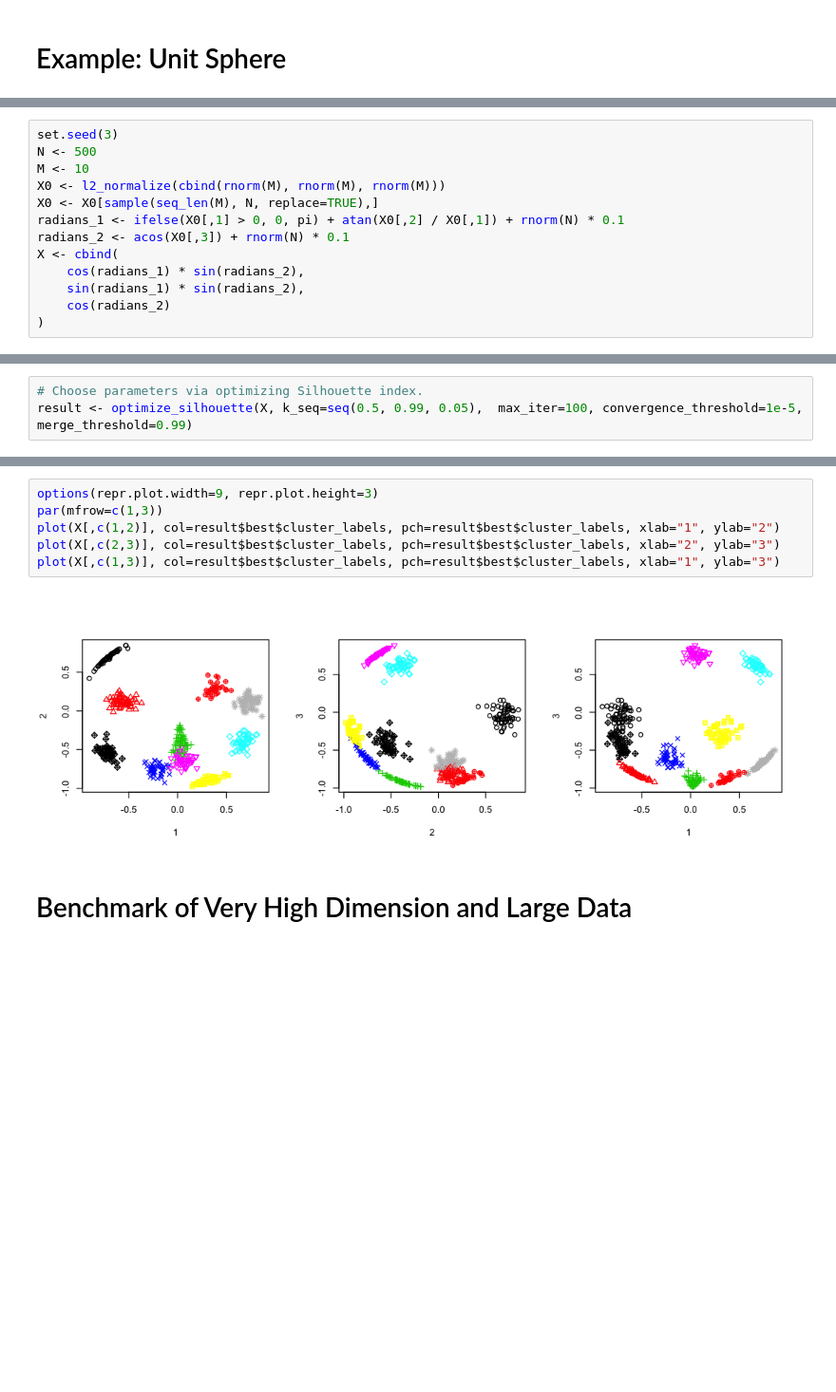
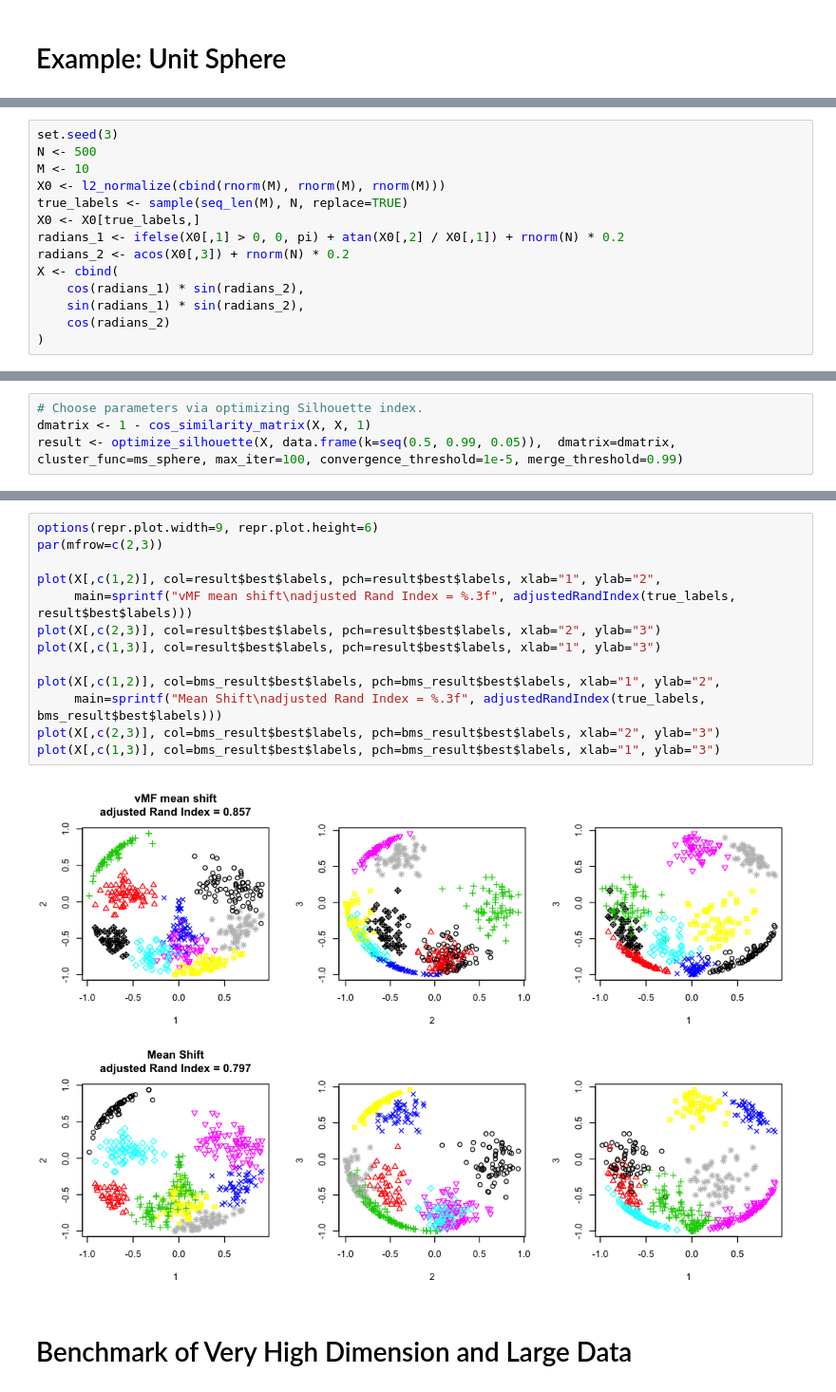
Before and after one commit to 5hun/vmf_meanshift_R, a Jupyter notebook: README.ipynb, the cells around one changed output, grey strips where cells are left out. Shown at 95% size. Cells and saved outputs as stored; diff of their text form; blank space fills up the shorter version.

```diff
--- a/README.ipynb
+++ b/README.ipynb
@@ -31,9 +67,10 @@ set.seed(3)
 N <- 500
 M <- 10
 X0 <- l2_normalize(cbind(rnorm(M), rnorm(M), rnorm(M)))
-X0 <- X0[sample(seq_len(M), N, replace=TRUE),]
-radians_1 <- ifelse(X0[,1] > 0, 0, pi) + atan(X0[,2] / X0[,1]) + rnorm(N) * 0.1
-radians_2 <- acos(X0[,3]) + rnorm(N) * 0.1
+true_labels <- sample(seq_len(M), N, replace=TRUE)
+X0 <- X0[true_labels,]
+radians_1 <- ifelse(X0[,1] > 0, 0, pi) + atan(X0[,2] / X0[,1]) + rnorm(N) * 0.2
+radians_2 <- acos(X0[,3]) + rnorm(N) * 0.2
 X <- cbind(
     cos(radians_1) * sin(radians_2),
     sin(radians_1) * sin(radians_2),
@@ -42,3 +89,4 @@ X <- cbind(
 # %%
 # Choose parameters via optimizing Silhouette index.
-result <- optimize_silhouette(X, k_seq=seq(0.5, 0.99, 0.05),  max_iter=100, convergence_threshold=1e-5, merge_threshold=0.99)
+dmatrix <- 1 - cos_similarity_matrix(X, X, 1)
+result <- optimize_silhouette(X, data.frame(k=seq(0.5, 0.99, 0.05)),  dmatrix=dmatrix, cluster_func=ms_sphere, max_iter=100, convergence_threshold=1e-5, merge_threshold=0.99)
@@ -45,11 +97,18 @@ result <- optimize_silhouette(X, k_seq=seq(0.5, 0.99, 0.05),  max_iter=100, conv
 # %%
-options(repr.plot.width=9, repr.plot.height=3)
-par(mfrow=c(1,3))
-plot(X[,c(1,2)], col=result$best$cluster_labels, pch=result$best$cluster_labels, xlab="1", ylab="2")
-plot(X[,c(2,3)], col=result$best$cluster_labels, pch=result$best$cluster_labels, xlab="2", ylab="3")
-plot(X[,c(1,3)], col=result$best$cluster_labels, pch=result$best$cluster_labels, xlab="1", ylab="3")
+options(repr.plot.width=9, repr.plot.height=6)
+par(mfrow=c(2,3))
+
+plot(X[,c(1,2)], col=result$best$labels, pch=result$best$labels, xlab="1", ylab="2",
+     main=sprintf("vMF mean shift\nadjusted Rand Index = %.3f", adjustedRandIndex(true_labels, result$best$labels)))
+plot(X[,c(2,3)], col=result$best$labels, pch=result$best$labels, xlab="2", ylab="3")
+plot(X[,c(1,3)], col=result$best$labels, pch=result$best$labels, xlab="1", ylab="3")
+
+plot(X[,c(1,2)], col=bms_result$best$labels, pch=bms_result$best$labels, xlab="1", ylab="2",
+     main=sprintf("Mean Shift\nadjusted Rand Index = %.3f", adjustedRandIndex(true_labels, bms_result$best$labels)))
+plot(X[,c(2,3)], col=bms_result$best$labels, pch=bms_result$best$labels, xlab="2", ylab="3")
+plot(X[,c(1,3)], col=bms_result$best$labels, pch=bms_result$best$labels, xlab="1", ylab="3")
 # %% [output]
-[figure, old version]
+[figure, new version]
 # %% [markdown]
 # Benchmark of Very High Dimension and Large Data
 # %%
```
Also changed, not shown: parts of 17 cells of this notebook, 6 other files.
